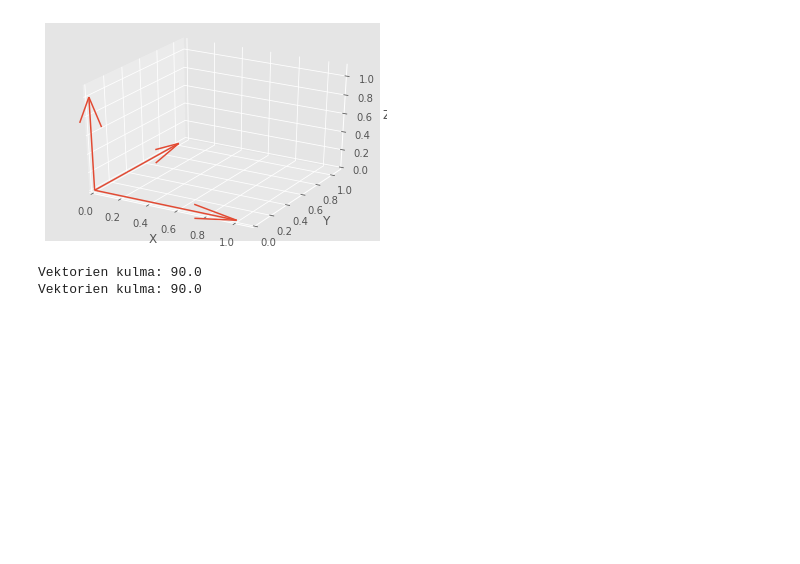
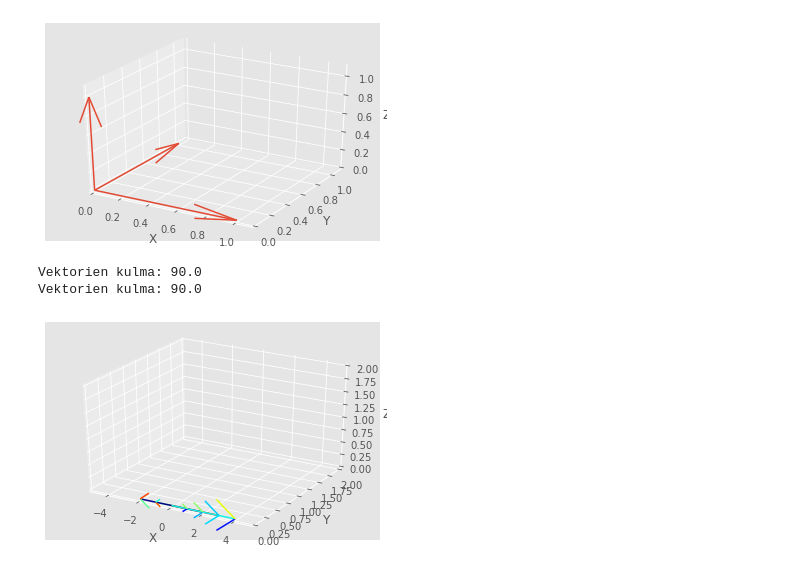
Before and after one commit to SanteriVtj/Matriisilaskenta, a Jupyter notebook: lh_1.ipynb, the cells around one changed output. Cells and saved outputs as stored; diff of their text form; code cells hidden in the pictures; blank space fills up the shorter version.

```diff
--- a/lh_1.ipynb
+++ b/lh_1.ipynb
@@ -62,3 +64,22 @@ print(f'Vektorien kulma: {degrees(acos((a @ c) / (vec_len(a)[0] * vec_len(c)[0])
 # %% [output]
 Vektorien kulma: 90.0
 Vektorien kulma: 90.0
+# %%
+def three_dim_vector_space(v_set, x_lim=[0,1], y_lim=[0,1], z_lim=[0,1]):
+    fig = plt.figure()
+    ax = fig.add_subplot(111, projection='3d')
+    X, Y, Z, U, V, W = zip(*v_set)
+    ax.quiver(X, Y, Z, U, V, W, color=cm.jet(Normalize()(np.random.random(len(v_set)*100))))
+    ax.set_xlim(x_lim)
+    ax.set_ylim(y_lim)
+    ax.set_zlim(z_lim)
+    ax.set_xlabel('X')
+    ax.set_ylabel('Y')
+    ax.set_zlabel('Z')
+    return plt
+# %%
+three_dim_vector_space(np.array([[0,0,0,1,0,0], [0,0,0,2,0,0], [0,0,0,3,0,0], [0,0,0,4,0,0],
+                        [0,0,0,-1,0,0], [0,0,0,-2,0,0]]),
+                        x_lim=[-5,5], y_lim=[0,2], z_lim=[0,2]).show()
+# %% [output]
+[figure, added]
```
Also changed, not shown: parts of 1 cell of this notebook.
